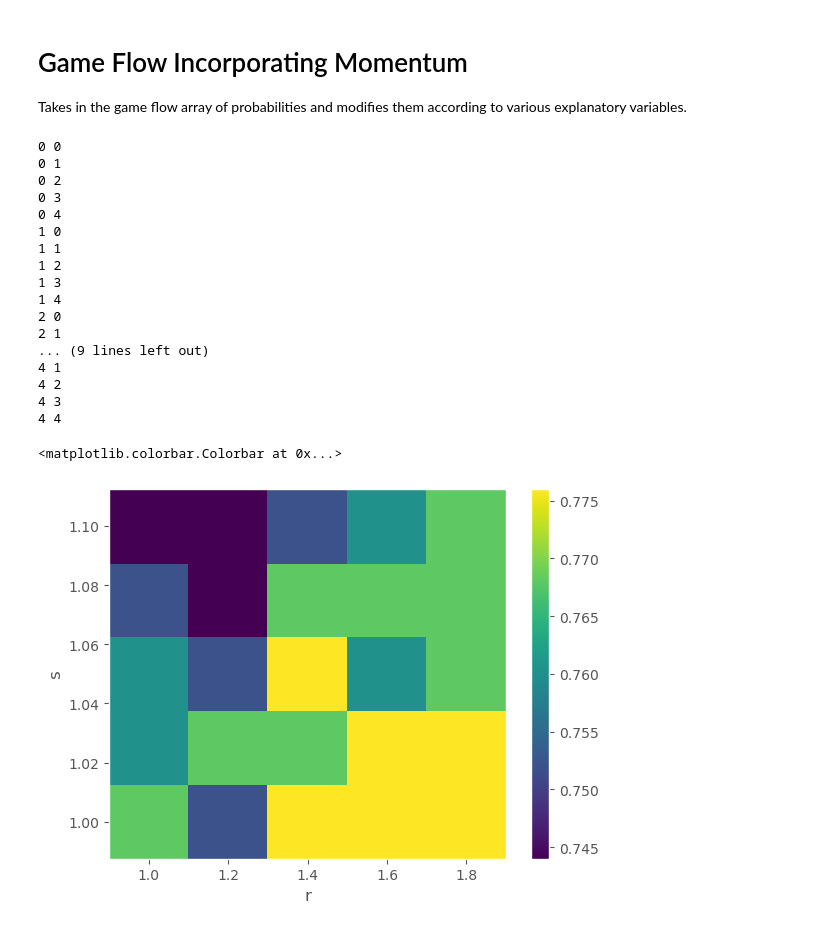
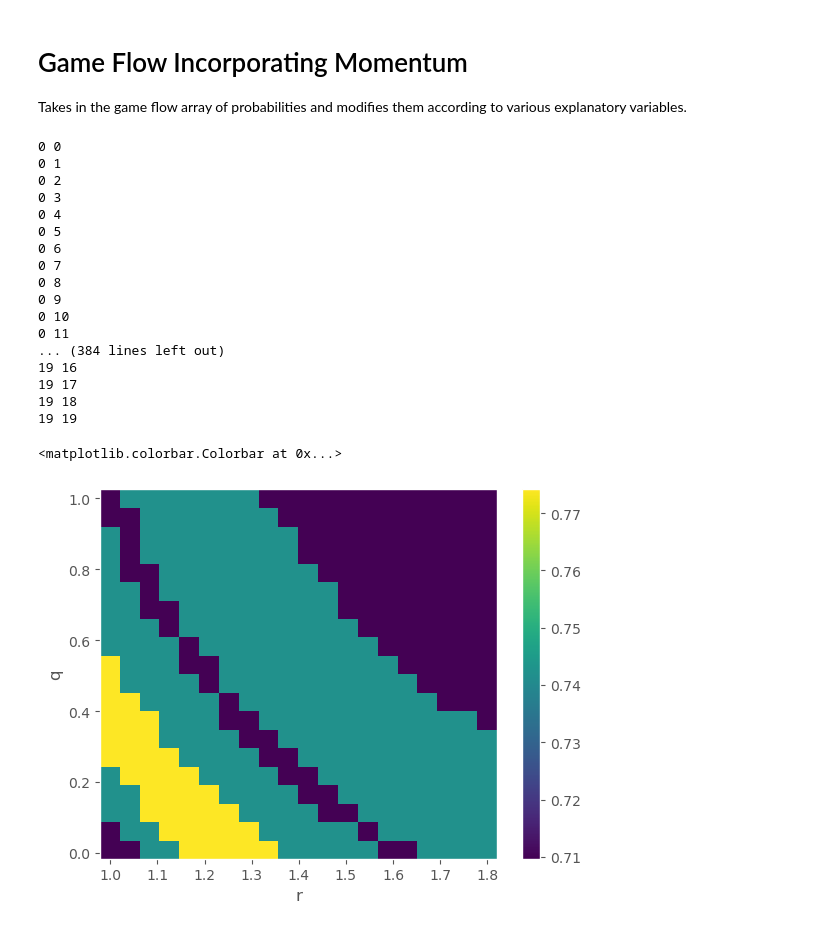
Before and after one commit to Alexkazmirchuk1/Tennis-Data-Analysis-Research, a Jupyter notebook: Main.ipynb, the cells around one changed output. Drawn from its saved outputs; the diff is of its cells as text; code cells hidden in the pictures.

```diff
--- a/Main.ipynb
+++ b/Main.ipynb
@@ -87,7 +87,7 @@ def prob_win_independent_game(p1, p2):
 # Momentum Modifier Functions
 
 # change probability if player wins set
-def modify_momentum(match_data, probability_array, player, r=1.25, q=1):
+def modify_momentum(match_data, probability_array, player, r=1.3, q=.5):
     '''
     TODO: docstring describing purpose; inputs.
     '''
@@ -103,12 +103,13 @@ def modify_momentum(match_data, probability_array, player, r=1.25, q=1):
 
         if (won_set):
             n += 1
+            n = n
         elif set_victor_array[index] == 3 - player:
             lost += 1
             # probability_array[index] = probability_array[index]/(2*lost)
-            loss_factor = 1 / (q * lost)
+            loss_factor = 1 + (q * lost)
 
-        probability_array[index] = (((r**n)-1)/(r**n) + (1/(r**n))*probability_array[index]) * loss_factor
+        probability_array[index] = (((r**n)-1)/(r**n) + (1/(r**n))*probability_array[index]) ** loss_factor
 
 
 
@@ -383,14 +384,14 @@ class MarkovChain:
 
         return result_array
 # %%
-FILE = '2021-wimbledon-data.csv'
-if False:
+FILE = '2023-wimbledon-data.csv'
+if True:
     # 2023 Matches
     MATCHES_TO_EXAMINE = ['2023-wimbledon-1301', '2023-wimbledon-1302', '2023-wimbledon-1303', '2023-wimbledon-1304', '2023-wimbledon-1305','2023-wimbledon-1306','2023-wimbledon-1307','2023-wimbledon-1308','2023-wimbledon-1309',
                         '2023-wimbledon-1310','2023-wimbledon-1311','2023-wimbledon-1312','2023-wimbledon-1313','2023-wimbledon-1314','2023-wimbledon-1315','2023-wimbledon-1316','2023-wimbledon-1401','2023-wimbledon-1402',
                         '2023-wimbledon-1403','2023-wimbledon-1404','2023-wimbledon-1405','2023-wimbledon-1406','2023-wimbledon-1407','2023-wimbledon-1408','2023-wimbledon-1501','2023-wimbledon-1502','2023-wimbledon-1503',
                         '2023-wimbledon-1504','2023-wimbledon-1601','2023-wimbledon-1602','2023-wimbledon-1701']
-if True:
+if False:
     # 2021 Matches
     MATCHES_TO_EXAMINE = [
                         '2021-wimbledon-1101', '2021-wimbledon-1102', '2021-wimbledon-1103', '2021-wimbledon-1104', '2021-wimbledon-1105',
@@ -421,14 +422,14 @@ if True:
 
 raw_data = pd.read_csv(FILE)
 
-num = 5
+num = 20
 
 nr = num
 ns = num
 nq = num
 rvalues = np.linspace(1, 1.8, nr)
 svalues = np.linspace(1, 1.1, ns)
-qvalues = np.linspace(1, 2, nq)
+qvalues = np.linspace(0.01, 1, nq)
 
 results = np.zeros( (len(rvalues), len(qvalues)) )
 
@@ -443,7 +444,7 @@ for i,j in itertools.product( range(len(rvalues)), range(len(qvalues)) ):
 
     for MATCH_TO_EXAMINE in MATCHES_TO_EXAMINE:
         # TODO: redesign code so that files get loaded *once*, outside the loop.
-        model = MarkovChain(raw_data, MATCH_TO_EXAMINE, rv=rvalues[i], sv=svalues[j])
+        model = MarkovChain(raw_data, MATCH_TO_EXAMINE, rv=rvalues[i], qv=qvalues[j])
         model.train()
         #if i == 0 and j == 0:
         #     model.graph_momentum()
@@ -479,27 +480,27 @@ if False:
 0 2
 0 3
 0 4
-1 0
-1 1
-1 2
-1 3
-1 4
-2 0
-2 1
-... (9 lines left out)
-4 1
-4 2
-4 3
-4 4
+0 5
+0 6
+0 7
+0 8
+0 9
+0 10
+0 11
+... (384 lines left out)
+19 16
+19 17
+19 18
+19 19
 # %%
 # visualize results of parameter sweep.
 fig,ax = plt.subplots()
-cax = ax.pcolor(rvalues, svalues, results.T)
-ax.set(xlabel='r', ylabel='s')
+cax = ax.pcolor(rvalues, qvalues, results.T)
+ax.set(xlabel='r', ylabel='q')
 fig.colorbar(cax)
 # %% [output]
 <matplotlib.colorbar.Colorbar at 0x...>
-[figure, old version]
+[figure, new version]
 # %%
 results.T
 # %% [output]
```
Also changed, not shown: parts of 1 cell of this notebook.
